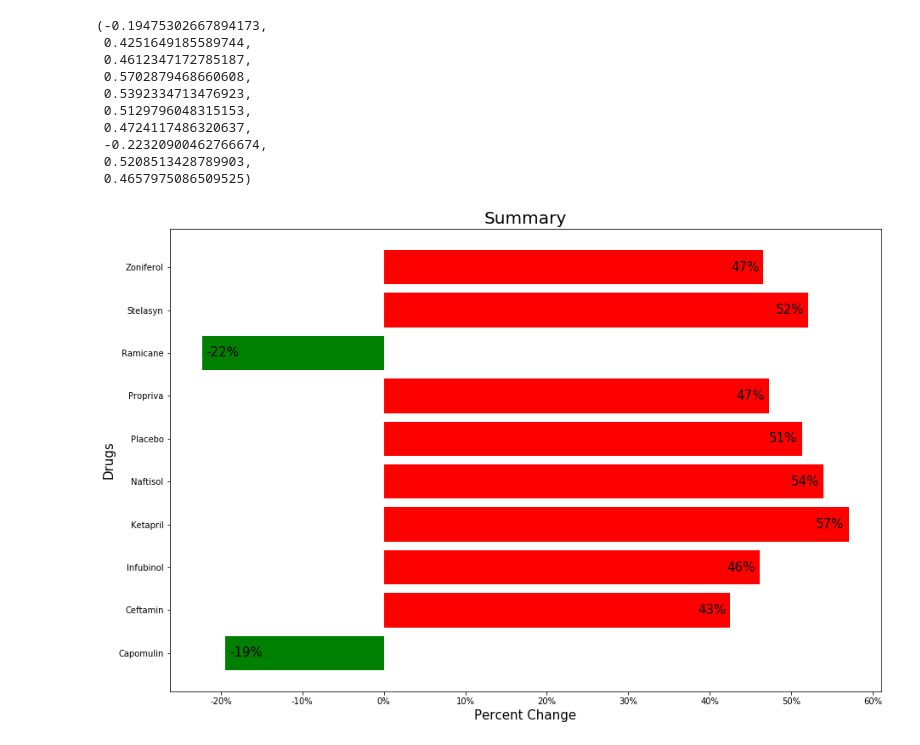
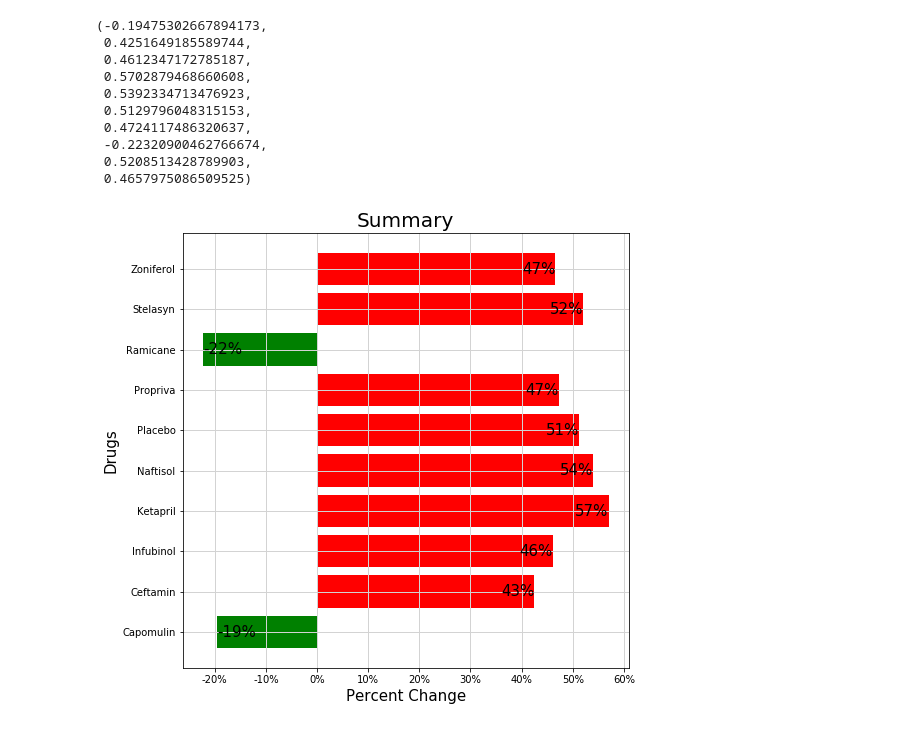
Before and after one commit to stabm/SMU_Homework, a Jupyter notebook: 05_Matplotlib/Pymaceuticals.ipynb, the cells around one changed output. Cells and saved outputs as stored; diff of their text form; code cells hidden in the pictures.

```diff
--- a/05_Matplotlib/pymaceuticals_starter.ipynb
+++ b/05_Matplotlib/Pymaceuticals.ipynb
@@ -330,39 +335,40 @@ per_tup
  0.4657975086509525)
 # %%
 # Splice the data between passing and failing drugs
+fig, ax = plt.subplots(figsize=(8,8))
+
+ax.barh(mean_pivot.columns, per_tup,
+        color=['red' if per_tup[value] > 0 else 'green' for value in np.arange(len(mean_pivot.columns))])
 
 # Orient widths. Add labels, tick marks, etc.
-fig, ax = plt.subplots(figsize=(15,10))
-
-ax.barh(drugs, percentage,
-        color=['red' if percentage[value] > 0 else 'green' for value in np.arange(len(drugs))])
-
 ax.xaxis.set_major_formatter(ticker.PercentFormatter(xmax=1))
 
 plt.xlabel("Percent Change", size=15)
 plt.ylabel("Drugs", size=15)
 
 plt.title("Summary", size=20)
 
+plt.grid(b=None, which='major', axis='both', color='#d3d3d3', linestyle='-', linewidth=1)
+
 # Use functions to label the percentages of changes
-def percent(ax, spacing=-5):
+def percent(ax, spacing=0):
     rect = ax.patches
     for rect in ax.patches:
         x_value = rect.get_width()
         y_value = rect.get_y() + rect.get_height() / 2
         space = spacing
         ha = "right"
         if x_value < 0:
             ha = "left"
             space *= -1
         label = "{:.0%}".format(x_value)
         ax.annotate(label, (x_value, y_value), xytext=(space, 0),
                     textcoords="offset points", ha=ha, va="center", size=15)
 
 # Call functions to implement the function calls
 percent(ax)
 
 # Save the Figure
 plt.savefig("Summary.png")
 # %% [output]
-[figure, old version]
+[figure, new version]
```
Also changed, not shown: parts of 7 cells of this notebook, 1 other file.
